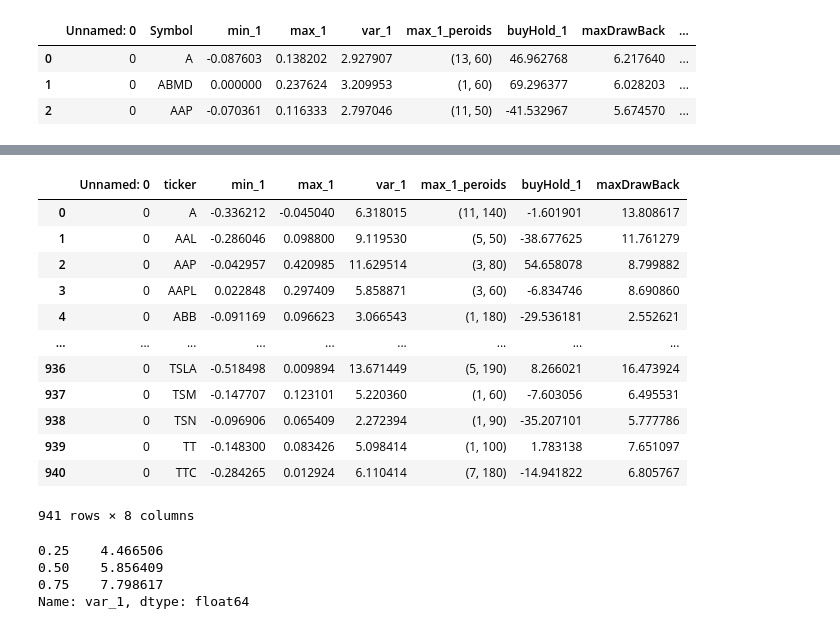
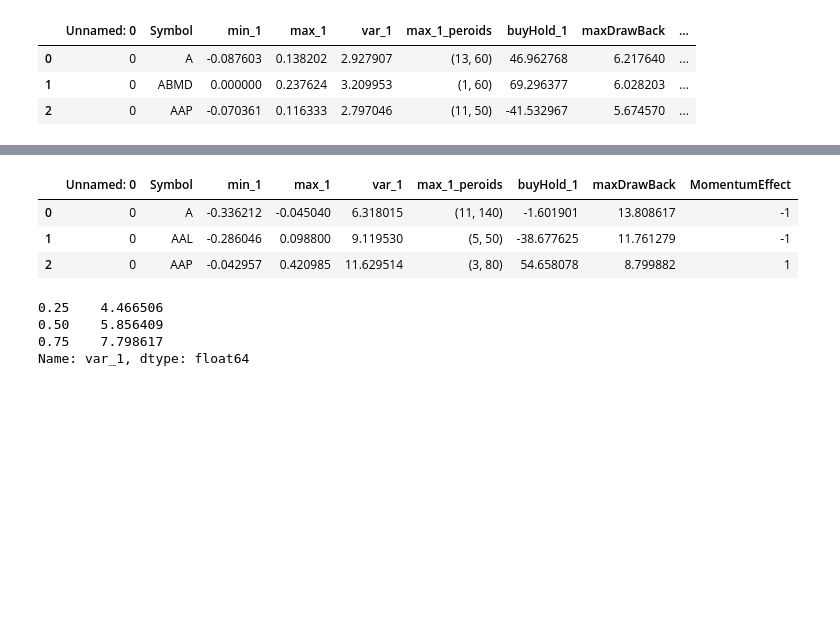
Before and after one commit to taosongst/backtrader_strategies, a Jupyter notebook: TreeModels.ipynb, the cells around one changed output, grey strips where cells are left out. Cells and saved outputs as stored; diff of their text form; code cells hidden in the pictures; blank space fills up the shorter version.

```diff
--- a/TreeModels.ipynb
+++ b/TreeModels.ipynb
@@ -68,19 +51,10 @@ features
 # %%
-targets
+targets.head(3)
 # %% [output]
-|  | Unnamed: 0 | ticker | min_1 | max_1 | var_1 | max_1_peroids | buyHold_1 | maxDrawBack |
-| 0 | 0 | A | -0.336212 | -0.045040 | 6.318015 | (11, 140) | -1.601901 | 13.808617 |
-| 1 | 0 | AAL | -0.286046 | 0.098800 | 9.119530 | (5, 50) | -38.677625 | 11.761279 |
-| 2 | 0 | AAP | -0.042957 | 0.420985 | 11.629514 | (3, 80) | 54.658078 | 8.799882 |
-| 3 | 0 | AAPL | 0.022848 | 0.297409 | 5.858871 | (3, 60) | -6.834746 | 8.690860 |
-| 4 | 0 | ABB | -0.091169 | 0.096623 | 3.066543 | (1, 180) | -29.536181 | 2.552621 |
-| ... | ... | ... | ... | ... | ... | ... | ... | ... |
-| 936 | 0 | TSLA | -0.518498 | 0.009894 | 13.671449 | (5, 190) | 8.266021 | 16.473924 |
-| 937 | 0 | TSM | -0.147707 | 0.123101 | 5.220360 | (1, 60) | -7.603056 | 6.495531 |
-| 938 | 0 | TSN | -0.096906 | 0.065409 | 2.272394 | (1, 90) | -35.207101 | 5.777786 |
-| 939 | 0 | TT | -0.148300 | 0.083426 | 5.098414 | (1, 100) | 1.783138 | 7.651097 |
-| 940 | 0 | TTC | -0.284265 | 0.012924 | 6.110414 | (7, 180) | -14.941822 | 6.805767 |
+|  | Unnamed: 0 | Symbol | min_1 | max_1 | var_1 | max_1_peroids | buyHold_1 | maxDrawBack | MomentumEffect |
+| 0 | 0 | A | -0.336212 | -0.045040 | 6.318015 | (11, 140) | -1.601901 | 13.808617 | -1 |
+| 1 | 0 | AAL | -0.286046 | 0.098800 | 9.119530 | (5, 50) | -38.677625 | 11.761279 | -1 |
+| 2 | 0 | AAP | -0.042957 | 0.420985 | 11.629514 | (3, 80) | 54.658078 | 8.799882 | 1 |
-941 rows × 8 columns
 # %%
 targets['MomentumEffect']=targets[['min_1','max_1','var_1']].apply(lambda x: 1 if (x[0]+x[1]>=0 and x[1]>=0.15 and x[2]<=12 ) else (-1 if (x[0]<= -0.15 and x[2]<=12) else 0), axis=1)
 # %%
```
Also changed, not shown: parts of 30 cells of this notebook.
